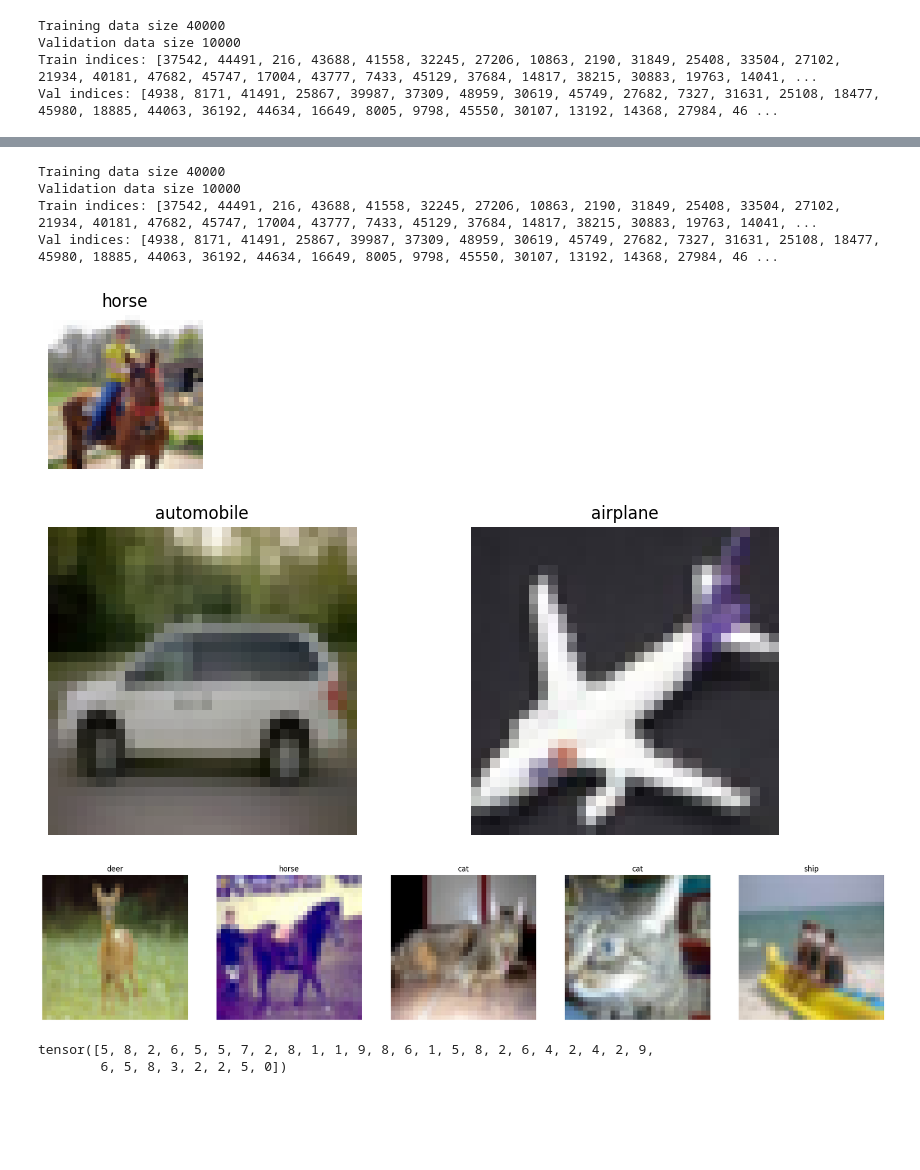
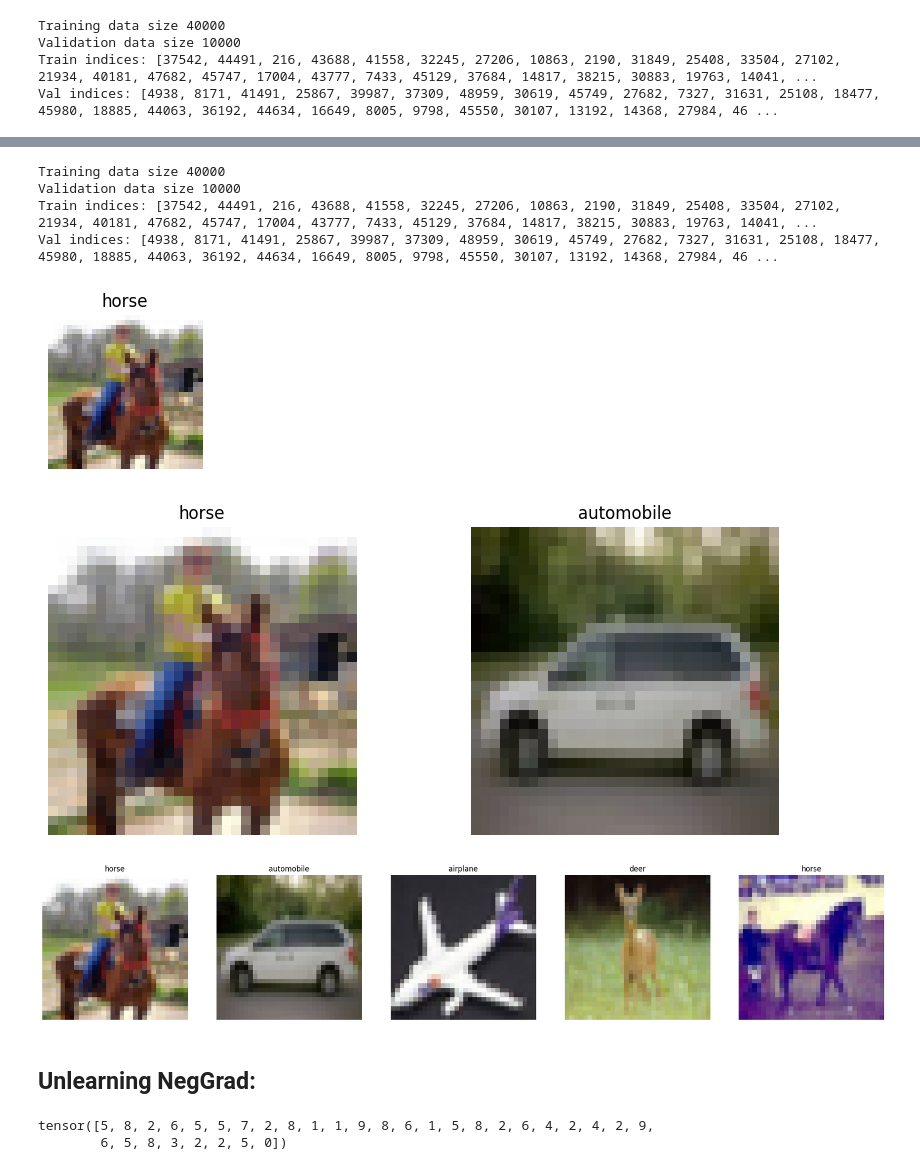
Before and after one commit to bobbihalsell/SafeUnlearning, a Jupyter notebook: src/attacks/InverseGrad/trial_negrad.ipynb, the cells around one changed output, grey strips where cells are left out. Cells and saved outputs as stored; diff of their text form; code cells hidden in the pictures; blank space fills up the shorter version.

Commit message:
Refactor InverseGrad to work with YAML config.

```diff
--- a/src/attacks/InverseGrad/trial_negrad.ipynb
+++ b/src/attacks/InverseGrad/trial_negrad.ipynb
@@ -158,10 +158,13 @@ np.random.seed(42)
 
 train_indices = list(range(len(train_dataset)))
 
-def get_forget_dataset(forget_k):
+def get_forget_dataset(forget_k, retain_k):
+    random.seed(42)
+    torch.manual_seed(42)
+    np.random.seed(42)
 
     forget_indices = random.sample(train_indices, k=min(forget_k, len(train_indices)))
-    retain_indices = list(set(train_indices) - set(forget_indices))
+    retain_indices = list(set(train_indices) - set(forget_indices))[:retain_k]
 
     assert all(i < len(train_dataset.dataset) for i in forget_indices)
 
@@ -174,11 +177,10 @@ def get_forget_dataset(forget_k):
 
     return forget_dataloader, retain_dataloader
 
-forget1_dataloader, retain1_dataloader = get_forget_dataset(1)
-forget2_dataloader, retain2_dataloader = get_forget_dataset(2)
-forget5_dataloader, retain5_dataloader = get_forget_dataset(5)
+forget1_dataloader, retain1_dataloader = get_forget_dataset(1, 1)
+forget2_dataloader, retain2_dataloader = get_forget_dataset(2, 1)
+forget5_dataloader, retain5_dataloader = get_forget_dataset(5, 1)
 
-forget64_dataloader, retain64_dataloader = get_forget_dataset(32)
 
 def denormalize(img):
     mean = torch.tensor([0.5, 0.5,0.5]).view(3,1,1)  # CIFAR-100 mean
@@ -199,35 +201,37 @@ def visualise(loader, forget_size):
     images = images.permute(0, 2, 3, 1).numpy()
 
     class_names = train_data.classes
 
     # Plot images
     if forget_size == 1:
         fig, ax = plt.subplots(figsize=(5, 2))
         ax.imshow(images[0])
         ax.set_title(class_names[labels[0].item()])
         ax.axis('off')
         plt.show()  # Display the plot
 
     else:
         fig, axes = plt.subplots(1, forget_size, figsize=(5*forget_size, 2*forget_size))
         for i in range(0, forget_size):
             axes[i].imshow(images[i])
             axes[i].set_title(class_names[labels[i].item()])
             axes[i].axis('off')
 
     plt.show()
 
 visualise(forget1_dataloader, 1)
 visualise(forget2_dataloader, 2)
 visualise(forget5_dataloader, 5)
 # %% [output]
 Training data size 40000
 Validation data size 10000
 Train indices: [37542, 44491, 216, 43688, 41558, 32245, 27206, 10863, 2190, 31849, 25408, 33504, 27102, 21934, 40181, 47682, 45747, 17004, 43777, 7433, 45129, 37684, 14817, 38215, 30883, 19763, 14041, ...
 Val indices: [4938, 8171, 41491, 25867, 39987, 37309, 48959, 30619, 45749, 27682, 7327, 31631, 25108, 18477, 45980, 18885, 44063, 36192, 44634, 16649, 8005, 9798, 45550, 30107, 13192, 14368, 27984, 46 ...
 [figure]
-[figure, old version]
+[figure, new version]
-[figure, old version]
+[figure, new version]
+# %% [markdown]
+## Unlearning NegGrad:
 # %%
 inputs,labels = next(iter(forget64_dataloader))[0],next(iter(forget64_dataloader))[1]
 labels
```
Also changed, not shown: parts of 12 cells of this notebook, 7 other files.
